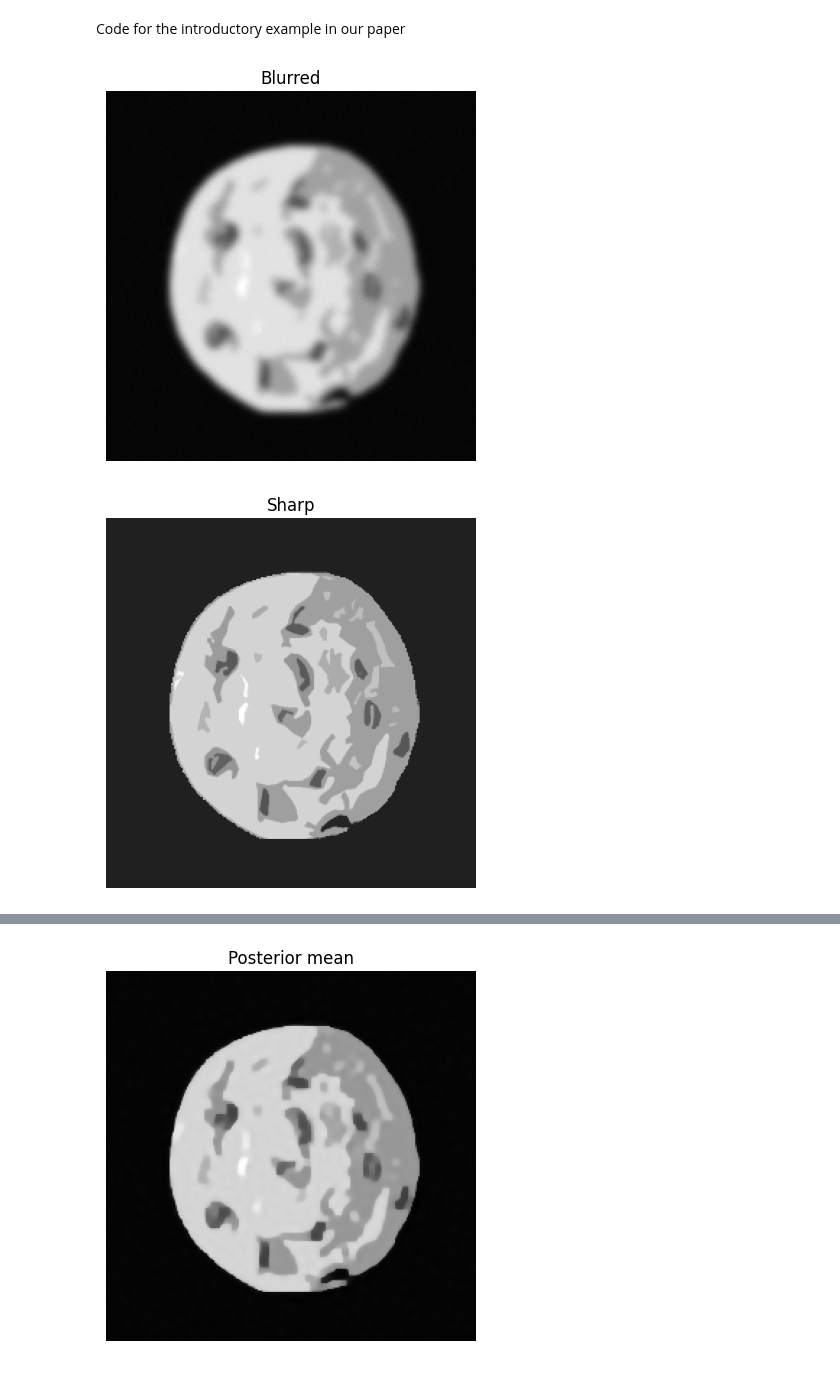
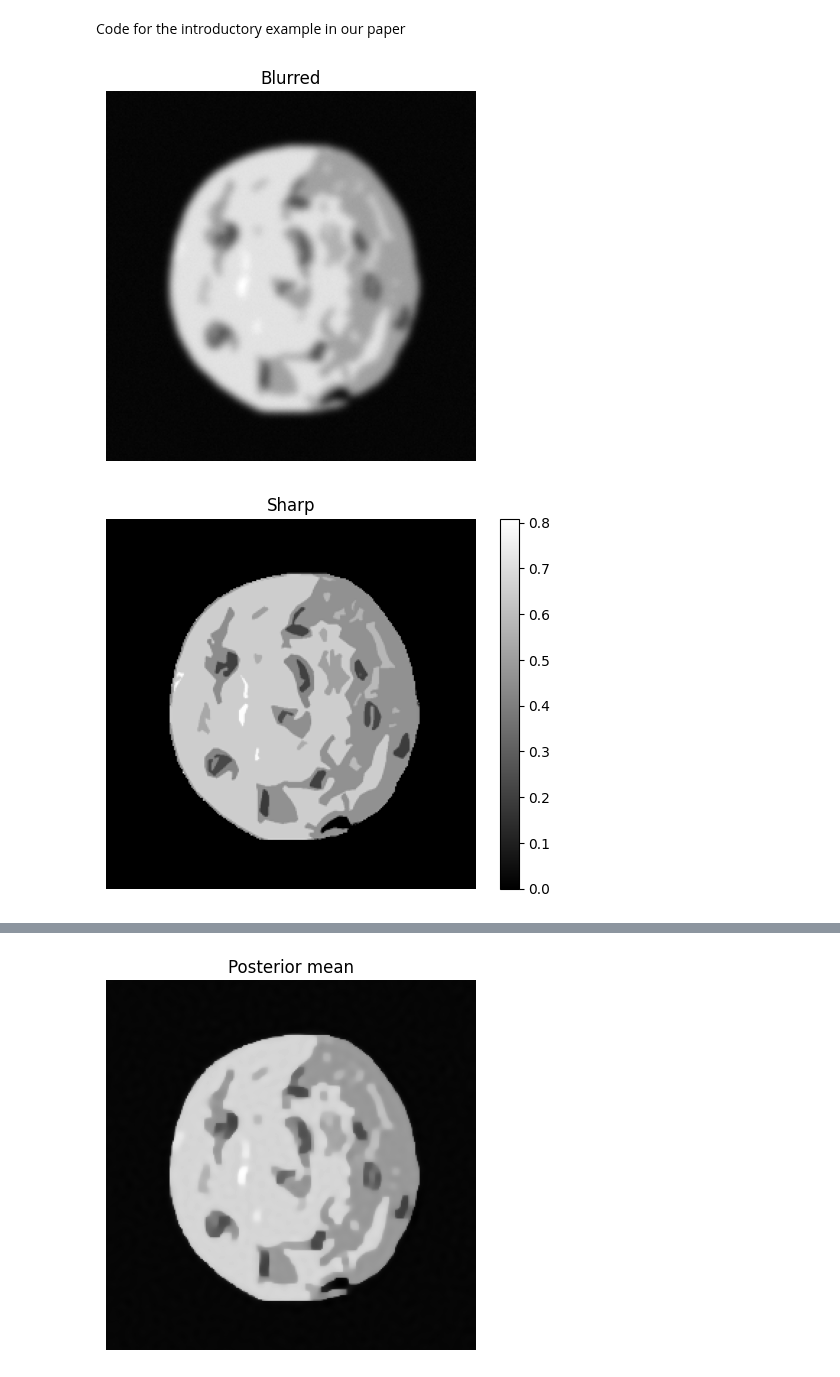
Before and after one commit to CUQI-DTU/Paper-CUQIpy-1-Core, a Jupyter notebook: intro/intro.ipynb, the cells around one changed output, grey strips where cells are left out. Saved outputs shown, nothing was run; the diff lists cells and outputs as text; code cells hidden in the pictures.

Commit message:
Remove gray background on cookie

```diff
--- a/intro/intro.ipynb
+++ b/intro/intro.ipynb
@@ -23,13 +23,19 @@ cookie = cookie[:, :, :3]
 
 # Convert to grayscale.
 cookie = rgb2gray(cookie)
+
+# Resize to 256x256.
+cookie = imresize(cookie, (256, 256))
+
+# Make background completely black.
+cookie[cookie < 0.05] = 0
 # %%
 A, y_data, info = Deconvolution2D.get_components(dim=256, phantom=cookie)
 y_data.plot(); plt.axis('off'); plt.title('Blurred'); plt.show()
-info.exactSolution.plot(); plt.axis('off'); plt.title('Sharp'); plt.show()
+info.exactSolution.plot(); plt.axis('off'); plt.title('Sharp'); plt.colorbar(); plt.show()
 # %% [output]
 [figure]
-[figure, old version]
+[figure, new version]
 # %%
 # Bayesian problem.
 if not hyperparameters:
```
Also changed, not shown: parts of 2 cells of this notebook.
